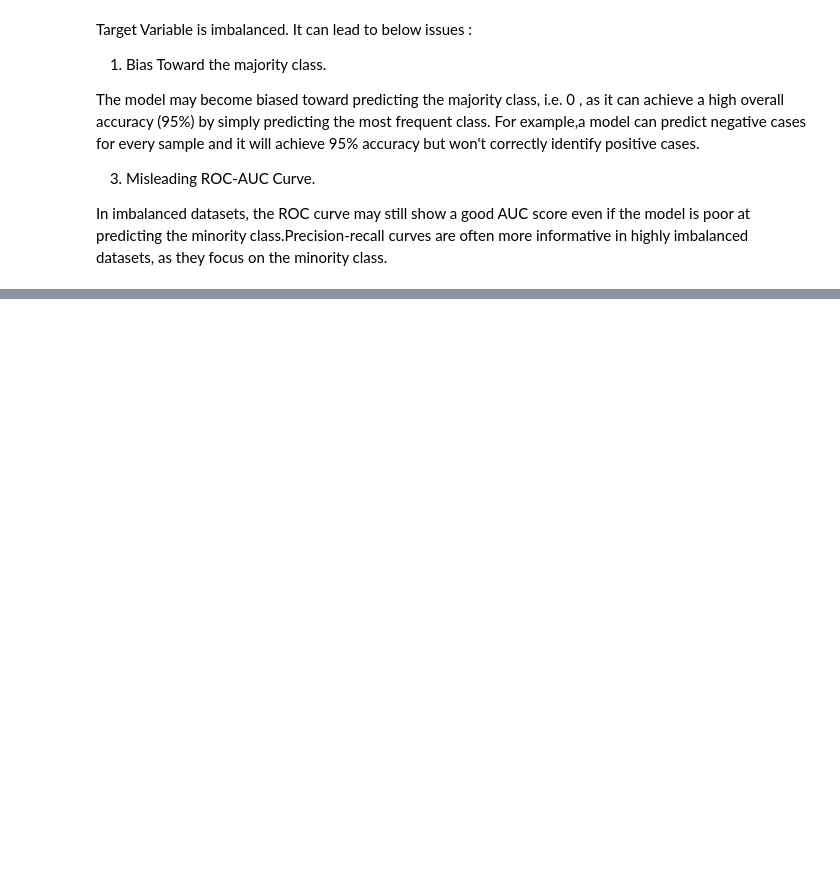
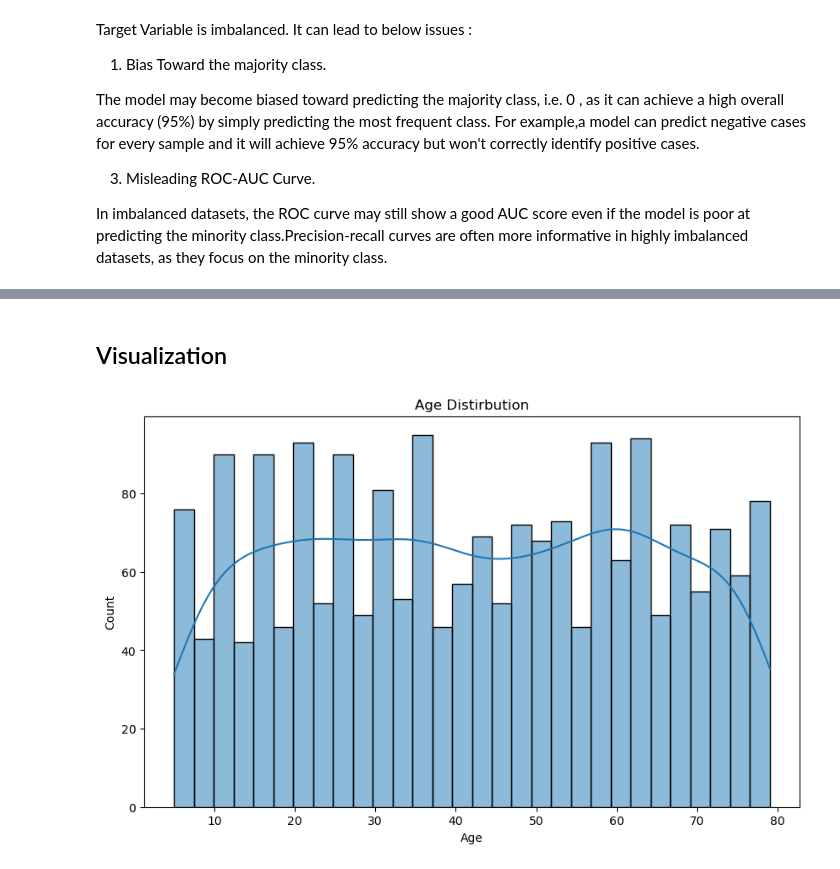
Before and after one commit to kkhalilli/asthma_disease, a Jupyter notebook: Asthma_Disease_Classification.ipynb, the cells around one changed output, grey strips where cells are left out. Cells and saved outputs as stored; diff of their text form; code cells hidden in the pictures; blank space fills up the shorter version.

```diff
--- a/Asthma_Disease_Classification.ipynb
+++ b/Asthma_Disease_Classification.ipynb
@@ -108,0 +220,10 @@ In imbalanced datasets, the ROC curve may still show a good AUC score even if th
+# %% [markdown]
+## Visualization
+# %%
+#Age distribution
+plt.figure(figsize = (10,6))
+sns.histplot(data_wo_outlier['Age'],kde = True,bins = 30)
+plt.title('Age Distirbution')
+plt.show()
+# %% [output]
+[figure, added]
```
Also changed, not shown: parts of 31 cells of this notebook.
